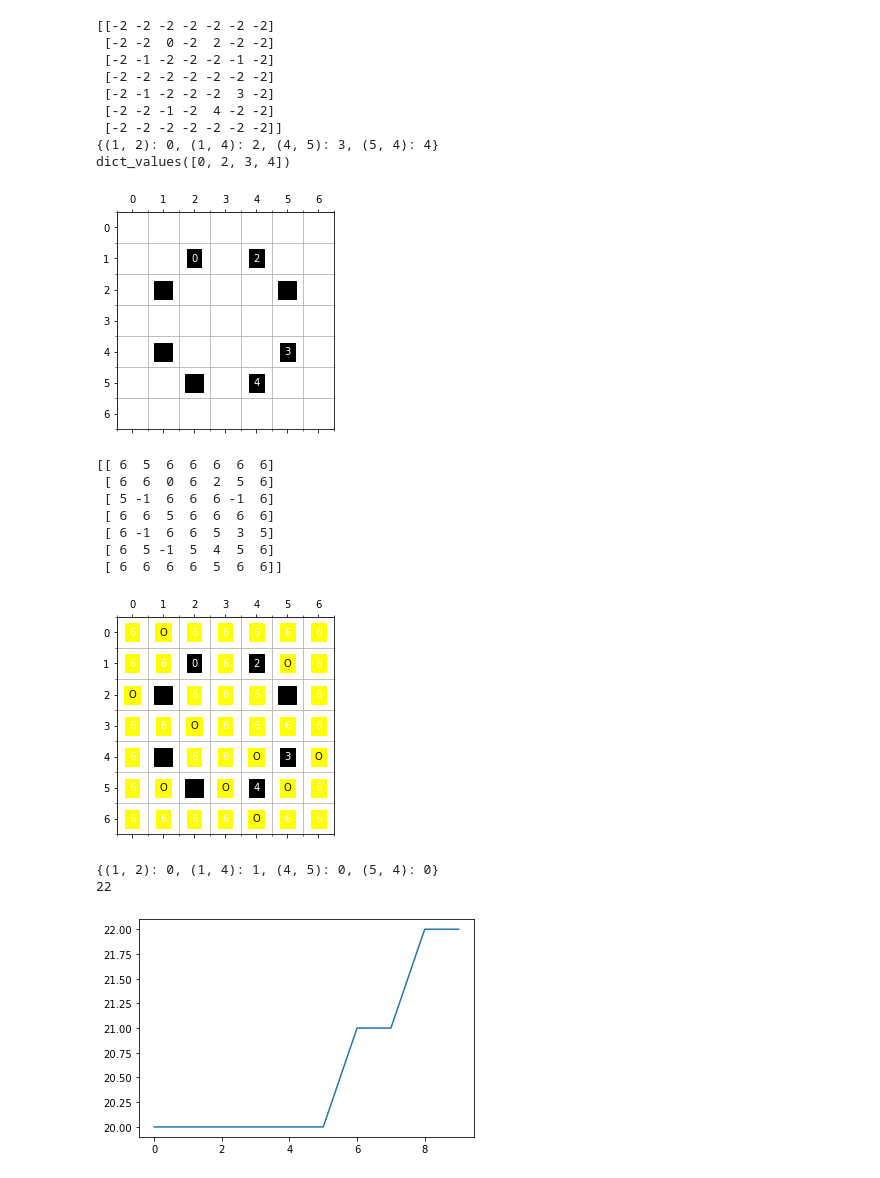
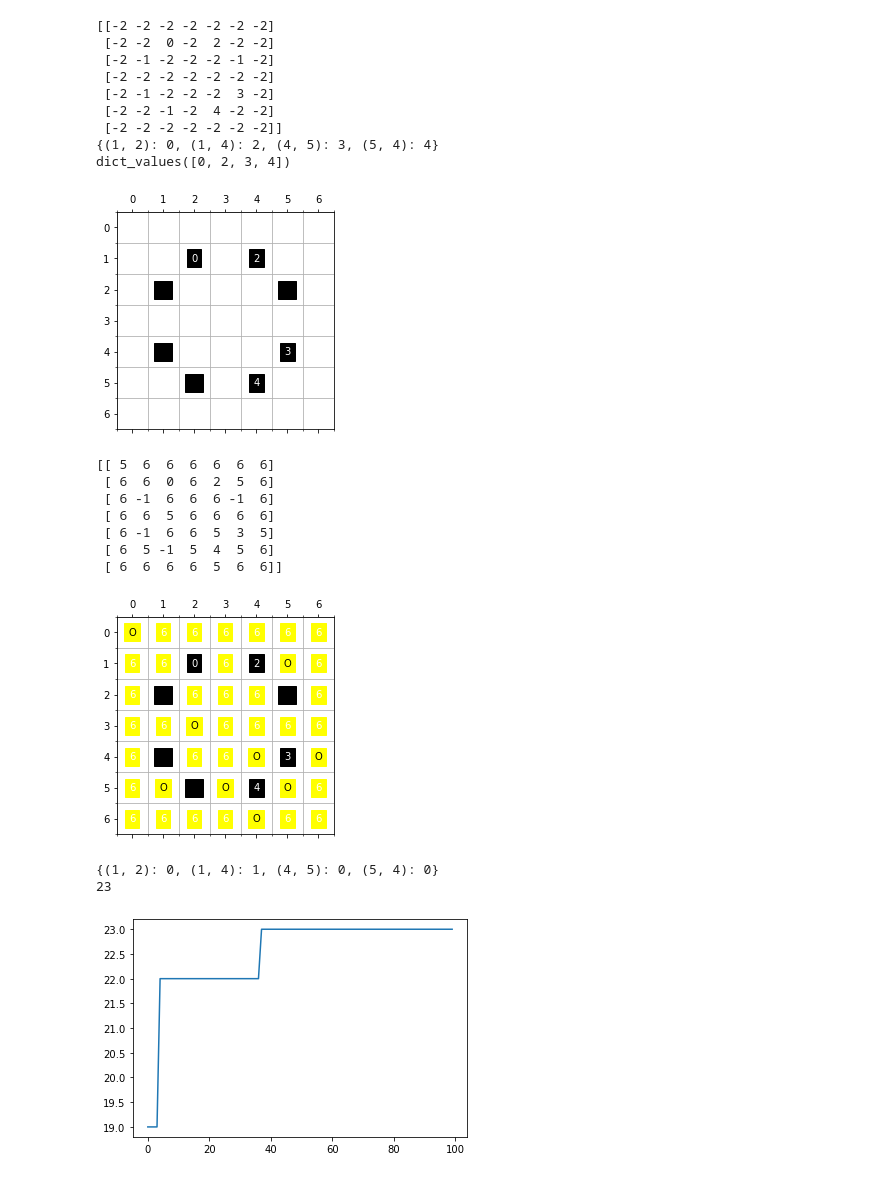
Before and after one commit to ArthurMor4is/CTC-17-lab-1, a Jupyter notebook: q2.ipynb, the cells around one changed output. Drawn from its saved outputs; the diff is of its cells as text; code cells hidden in the pictures.

```diff
--- a/q2.ipynb
+++ b/q2.ipynb
@@ -70,5 +48,8 @@ SEED    :15:304364861695276
 # %%
 def is_valid_position(grid_map, num_block, i, j):
+    if (i < 0 or i > 6 or j < 0 or j >6):
+        return False
+
     row = grid_map[:, j]
     col = grid_map[i, :]
     valid = True
@@ -289,36 +270,36 @@ print(num_blocks.values())
 
 
 
 print_map(grids, False)
 
 
 
-gr_sol, nb_sol, values = hill_climbing(grids, num_blocks, 10, 50)
+gr_sol, nb_sol, values = hill_climbing(grids, num_blocks, 100, 50)
 print(gr_sol)
 print_map(gr_sol, True)
 print(nb_sol)
 print(calc_value2(gr_sol, nb_sol))
 plt.plot(values)
 plt.show()
 # %% [output]
 [[-2 -2 -2 -2 -2 -2 -2]
  [-2 -2  0 -2  2 -2 -2]
  [-2 -1 -2 -2 -2 -1 -2]
  [-2 -2 -2 -2 -2 -2 -2]
  [-2 -1 -2 -2 -2  3 -2]
  [-2 -2 -1 -2  4 -2 -2]
  [-2 -2 -2 -2 -2 -2 -2]]
 {(1, 2): 0, (1, 4): 2, (4, 5): 3, (5, 4): 4}
 dict_values([0, 2, 3, 4])
 [figure]
-[[ 6  5  6  6  6  6  6]
+[[ 5  6  6  6  6  6  6]
  [ 6  6  0  6  2  5  6]
- [ 5 -1  6  6  6 -1  6]
+ [ 6 -1  6  6  6 -1  6]
  [ 6  6  5  6  6  6  6]
  [ 6 -1  6  6  5  3  5]
  [ 6  5 -1  5  4  5  6]
  [ 6  6  6  6  5  6  6]]
-[figure, old version]
+[figure, new version]
 {(1, 2): 0, (1, 4): 1, (4, 5): 0, (5, 4): 0}
-22
+23
-[figure, old version]
+[figure, new version]
```
Also changed, not shown: parts of 3 cells of this notebook, 2 other files.
